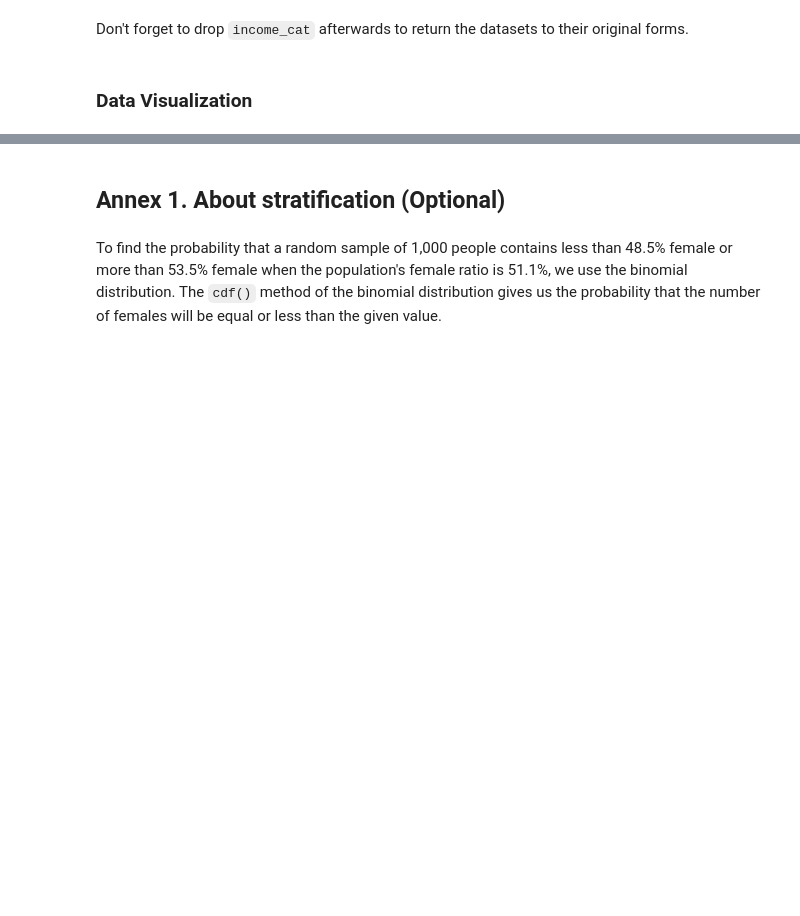
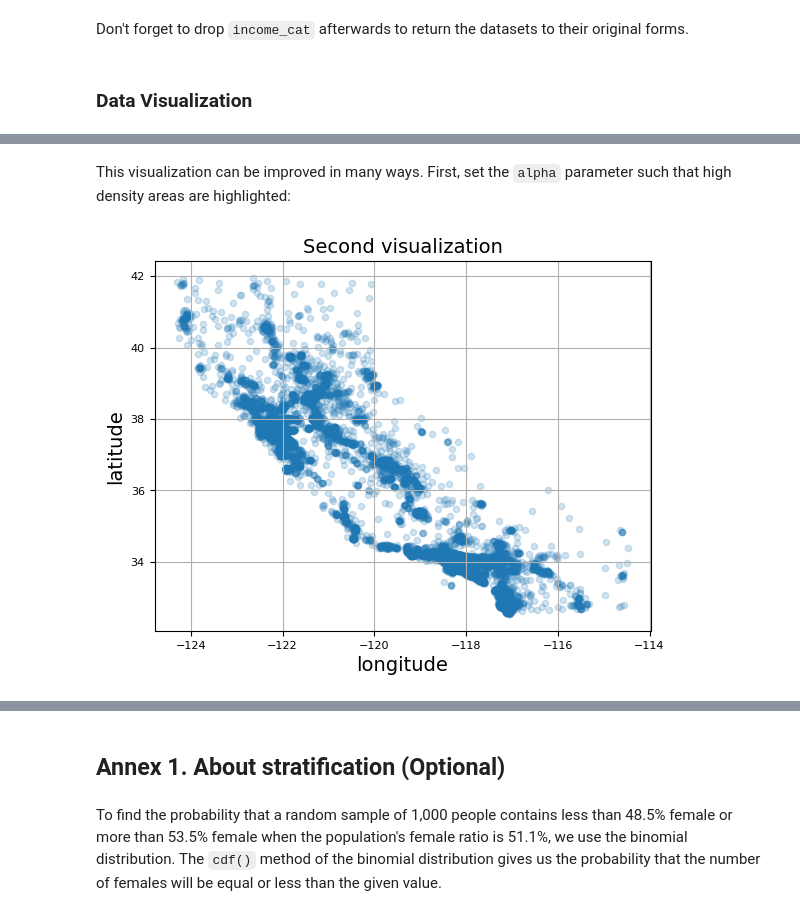
Before and after one commit to bictorbang/ML_notebooks, a Jupyter notebook: machine_learning_with_scikit_learn/02_end_to_end_machine_learning_project/02.ipynb, the cells around one changed output, grey strips where cells are left out. Saved outputs shown, nothing was run; the diff lists cells and outputs as text; code cells hidden in the pictures; blank space fills up the shorter version.

```diff
--- a/machine_learning_with_scikit_learn/02_end_to_end_machine_learning_project/02.ipynb
+++ b/machine_learning_with_scikit_learn/02_end_to_end_machine_learning_project/02.ipynb
@@ -288,0 +301,8 @@ for set_ in (strat_train_set, strat_test_set):
+# %% [markdown]
+This visualization can be improved in many ways. First, set the ``alpha`` parameter such that high density areas are highlighted:
+# %%
+housing.plot(kind = "scatter", x = "longitude", y = "latitude", grid = True, alpha = 0.2)
+plt.title("Second visualization")
+plt.show()
+# %% [output]
+[figure, added]
```
Also changed, not shown: parts of 9 cells of this notebook, 1 other file.
